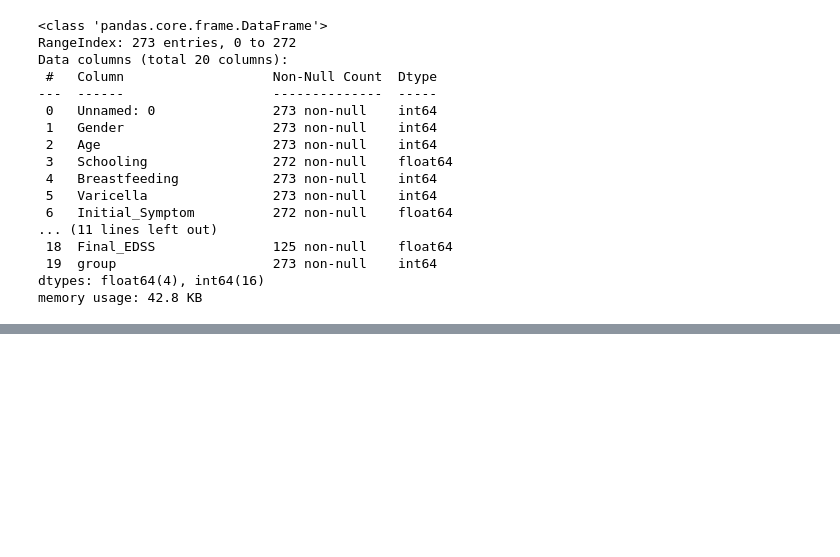
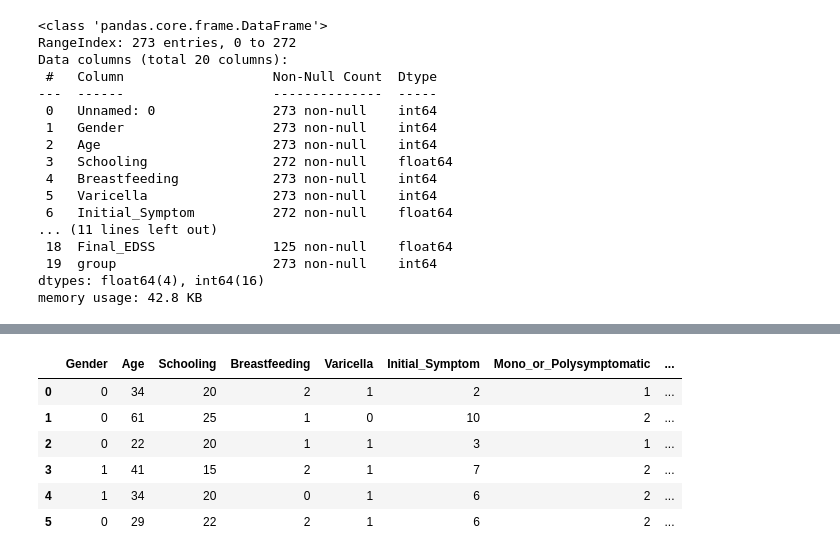
Before and after one commit to BertoloniLucas/SimaAI, a Jupyter notebook: 29_7 (paso 1) - Lectura del dataset .ipynb, the cells around one changed output, grey strips where cells are left out. Saved outputs shown, nothing was run; the diff lists cells and outputs as text; code cells hidden in the pictures; blank space fills up the shorter version.

```diff
--- a/29_7 (paso 1) - Lectura del dataset .ipynb
+++ b/29_7 (paso 1) - Lectura del dataset .ipynb
@@ -69,0 +103,18 @@ data.head(3)
+# %%
+#transformo en numerico las columnas que son categoricas, en 0 y 1
+from sklearn.preprocessing import LabelEncoder
+le = LabelEncoder()
+
+data["Varicella"] = le.fit_transform(data["Varicella"])
+data["Breastfeeding"] = le.fit_transform(data["Breastfeeding"])
+data['Gender'] = data['Gender'].map({'Male': 0, 'Female': 1})
+
+data.head(6)
+# %% [output]
+|  | Gender | Age | Schooling | Breastfeeding | Varicella | Initial_Symptom | Mono_or_Polysymptomatic | ... |
+| 0 | 0 | 34 | 20 | 2 | 1 | 2 | 1 | ... |
+| 1 | 0 | 61 | 25 | 1 | 0 | 10 | 2 | ... |
+| 2 | 0 | 22 | 20 | 1 | 1 | 3 | 1 | ... |
+| 3 | 1 | 41 | 15 | 2 | 1 | 7 | 2 | ... |
+| 4 | 1 | 34 | 20 | 0 | 1 | 6 | 2 | ... |
+| 5 | 0 | 29 | 22 | 2 | 1 | 6 | 2 | ... |
```
Also changed, not shown: parts of 11 cells of this notebook, 2 other files.
